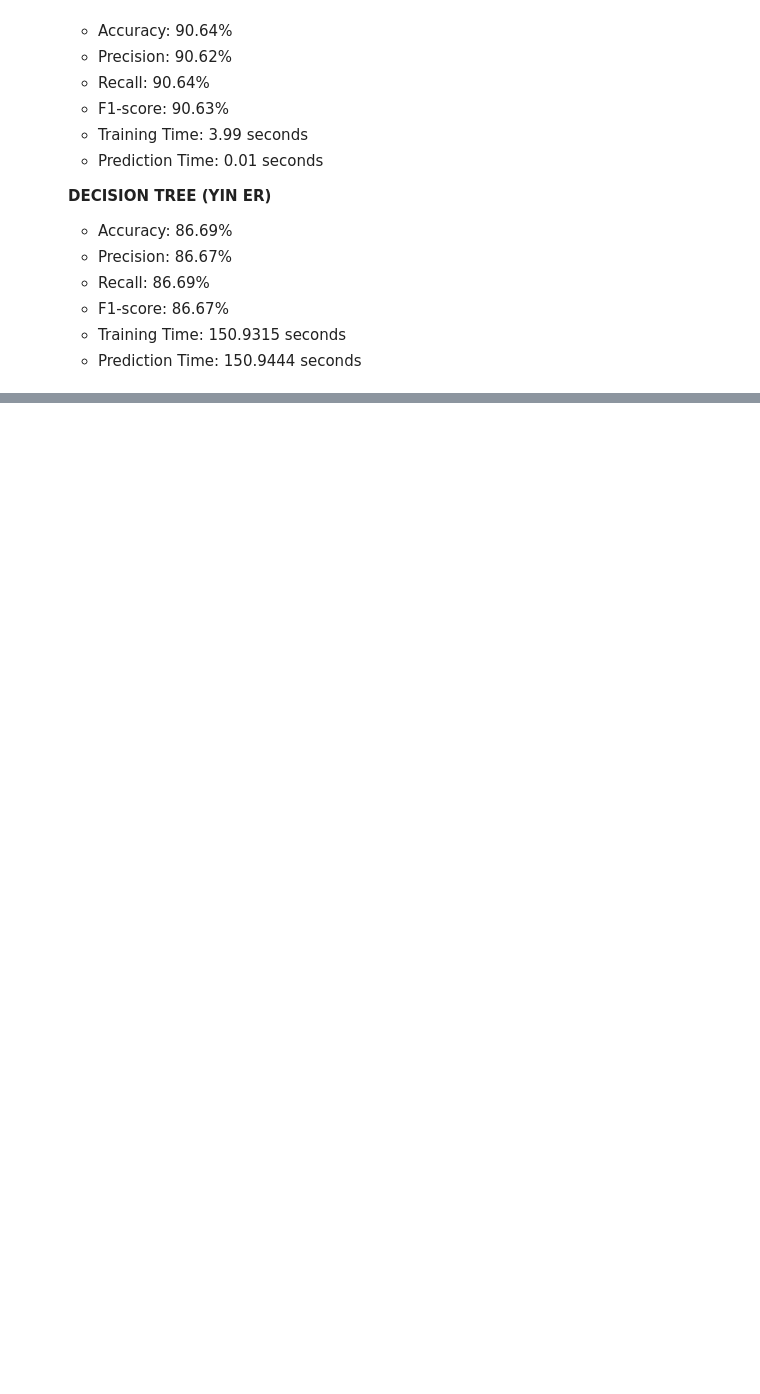
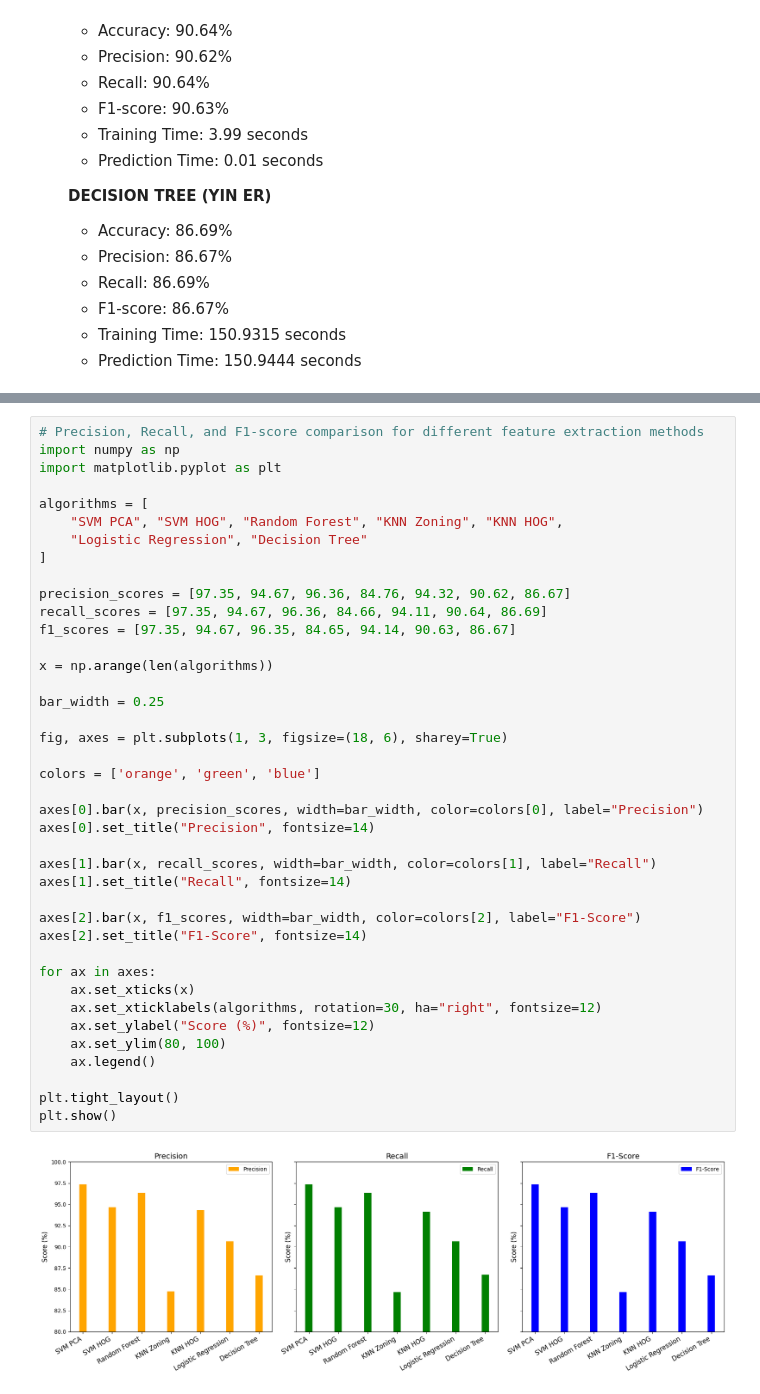
Before and after one commit to Eerraaaa/INF2008ML, a Jupyter notebook: main.ipynb, the cells around one changed output, grey strips where cells are left out. Drawn from its saved outputs; the diff is of its cells as text; blank space fills up the shorter version.

Commit message:
added in results comparison charts for slides

```diff
--- a/main.ipynb
+++ b/main.ipynb
@@ -3235,3 +3221,45 @@ plt.tight_layout()
 plt.show()
 # %% [output]
 [figure]
+# %%
+# Precision, Recall, and F1-score comparison for different feature extraction methods
+import numpy as np
+import matplotlib.pyplot as plt
+
+algorithms = [
+    "SVM PCA", "SVM HOG", "Random Forest", "KNN Zoning", "KNN HOG",
+    "Logistic Regression", "Decision Tree"
+]
+
+precision_scores = [97.35, 94.67, 96.36, 84.76, 94.32, 90.62, 86.67]
+recall_scores = [97.35, 94.67, 96.36, 84.66, 94.11, 90.64, 86.69]
+f1_scores = [97.35, 94.67, 96.35, 84.65, 94.14, 90.63, 86.67]
+
+x = np.arange(len(algorithms))
+
+bar_width = 0.25
+
+fig, axes = plt.subplots(1, 3, figsize=(18, 6), sharey=True)
+
+colors = ['orange', 'green', 'blue']
+
+axes[0].bar(x, precision_scores, width=bar_width, color=colors[0], label="Precision")
+axes[0].set_title("Precision", fontsize=14)
+
+axes[1].bar(x, recall_scores, width=bar_width, color=colors[1], label="Recall")
+axes[1].set_title("Recall", fontsize=14)
+
+axes[2].bar(x, f1_scores, width=bar_width, color=colors[2], label="F1-Score")
+axes[2].set_title("F1-Score", fontsize=14)
+
+for ax in axes:
+    ax.set_xticks(x)
+    ax.set_xticklabels(algorithms, rotation=30, ha="right", fontsize=12)
+    ax.set_ylabel("Score (%)", fontsize=12)
+    ax.set_ylim(80, 100)
+    ax.legend()
+
+plt.tight_layout()
+plt.show()
+# %% [output]
+[figure, added]
```
Also changed, not shown: parts of 2 cells of this notebook.
